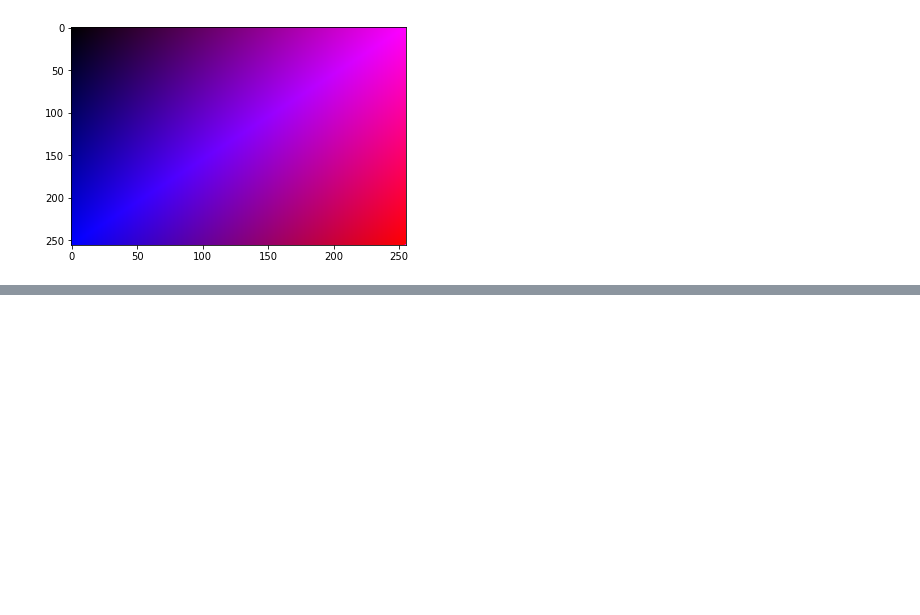
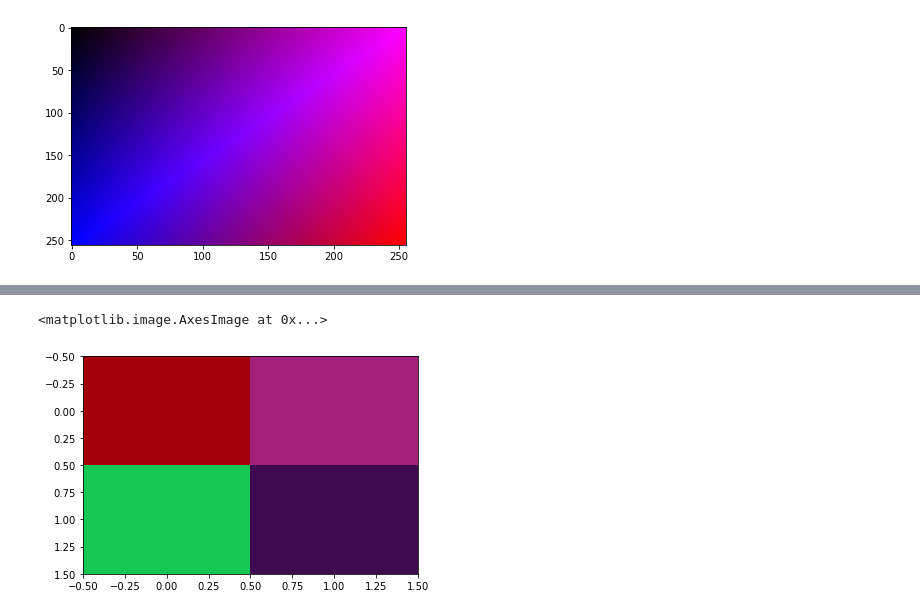
Before and after one commit to ssaeed85/dsc-RGB-Imshow, a Jupyter notebook: RGB Understanding.ipynb, the cells around one changed output, grey strips where cells are left out. Saved outputs shown, nothing was run; the diff lists cells and outputs as text; code cells hidden in the pictures; blank space fills up the shorter version.

```diff
--- a/RGB Understanding.ipynb
+++ b/RGB Understanding.ipynb
@@ -485,0 +500,6 @@ plt.imshow(np.dstack([bit4_channel_R_tiled,
+# %%
+random_RGB = np.random.randint(low=0,high=255,size=(2,2,3))
+plt.imshow(random_RGB,aspect='auto')
+# %% [output]
+<matplotlib.image.AxesImage at 0x...>
+[figure, added]
```
Also changed, not shown: parts of 14 cells of this notebook.
